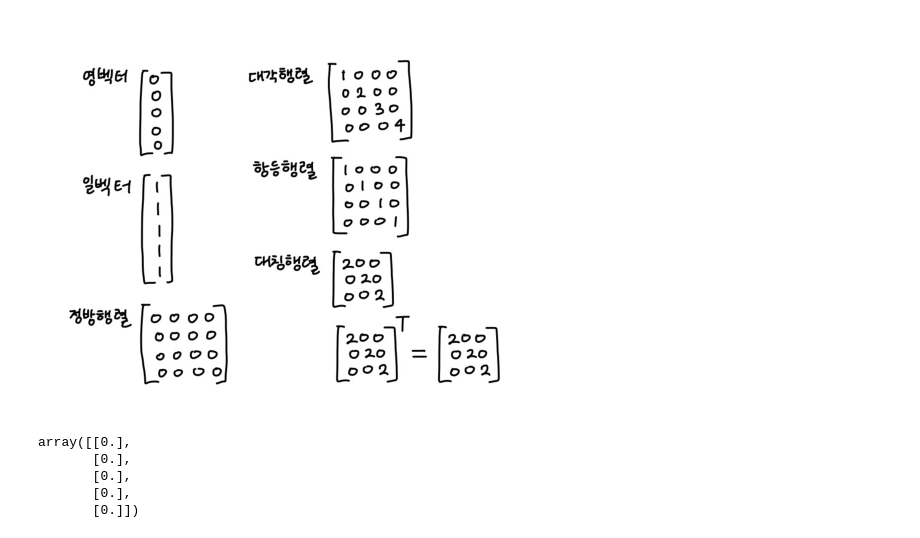
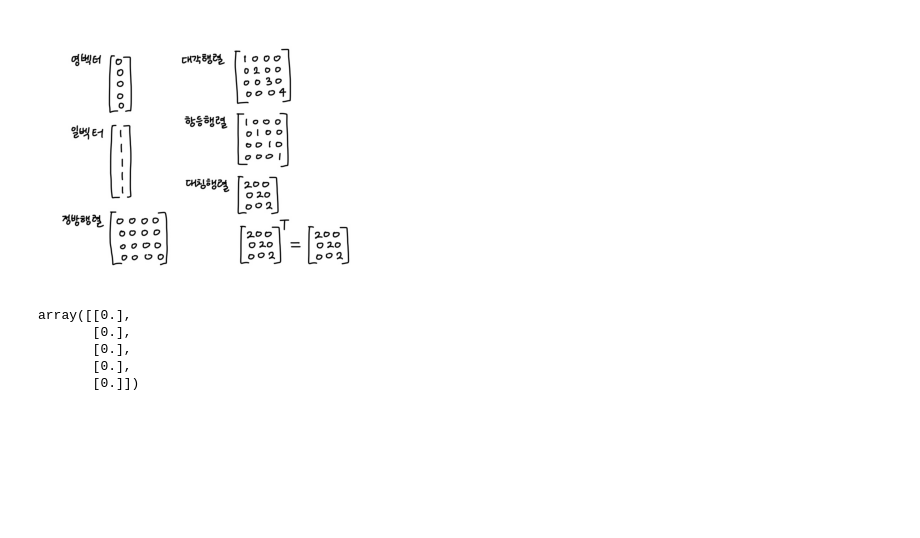
Before and after one commit to KJS032/Basic-Physical-Oceanography, a Jupyter notebook: BasicPO/2Week/2week_assignment.ipynb, the cells around one changed output. Saved outputs shown, nothing was run; the diff lists cells and outputs as text; code cells hidden in the pictures; blank space fills up the shorter version.

```diff
--- a/BasicPO/2Week/2week_assignment.ipynb
+++ b/BasicPO/2Week/2week_assignment.ipynb
@@ -1,14 +1,12 @@
 # %%
 import matplotlib.pyplot as plt
 import matplotlib.image as mpimg
 
 img = mpimg.imread("KakaoTalk_20250318_151844242.jpg")
-plt.figure(figsize=(6, 6))
-plt.imshow(img)
-plt.axis('off')
-plt.show()
+plt.figure(figsize=(4, 4)); plt.imshow(img)
+plt.axis('off'); plt.show()
 # %% [output]
-[figure, old version]
+[figure, new version]
 # %%
 import numpy as np
 # %%
```
